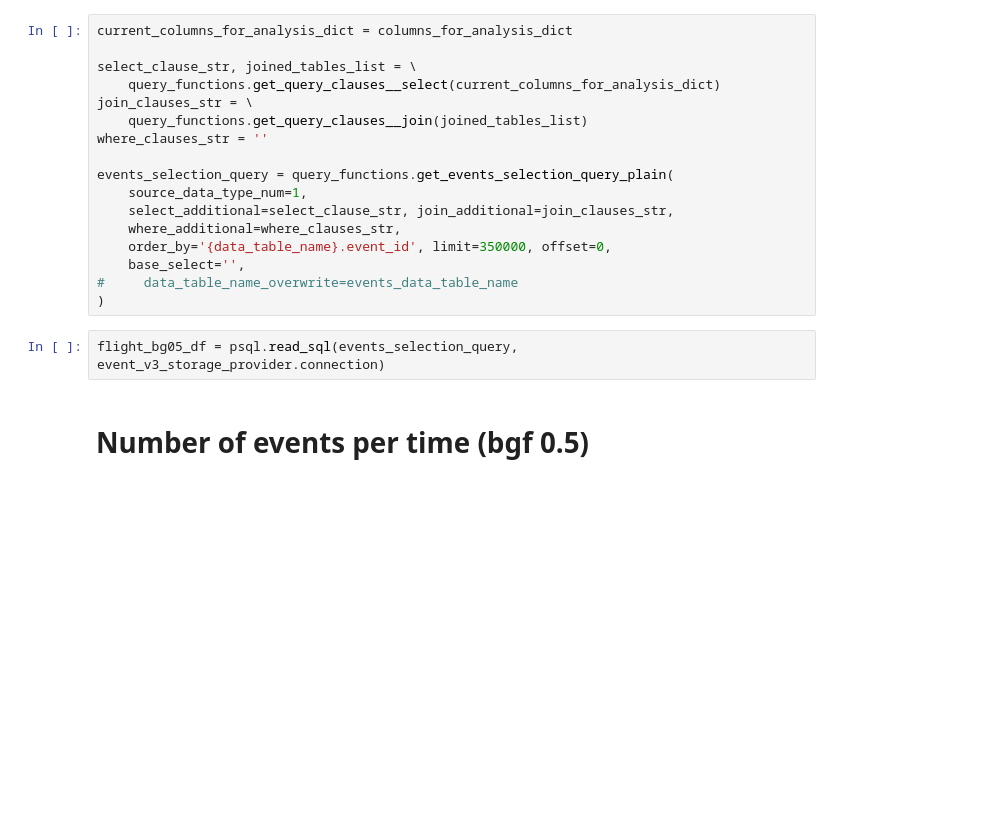
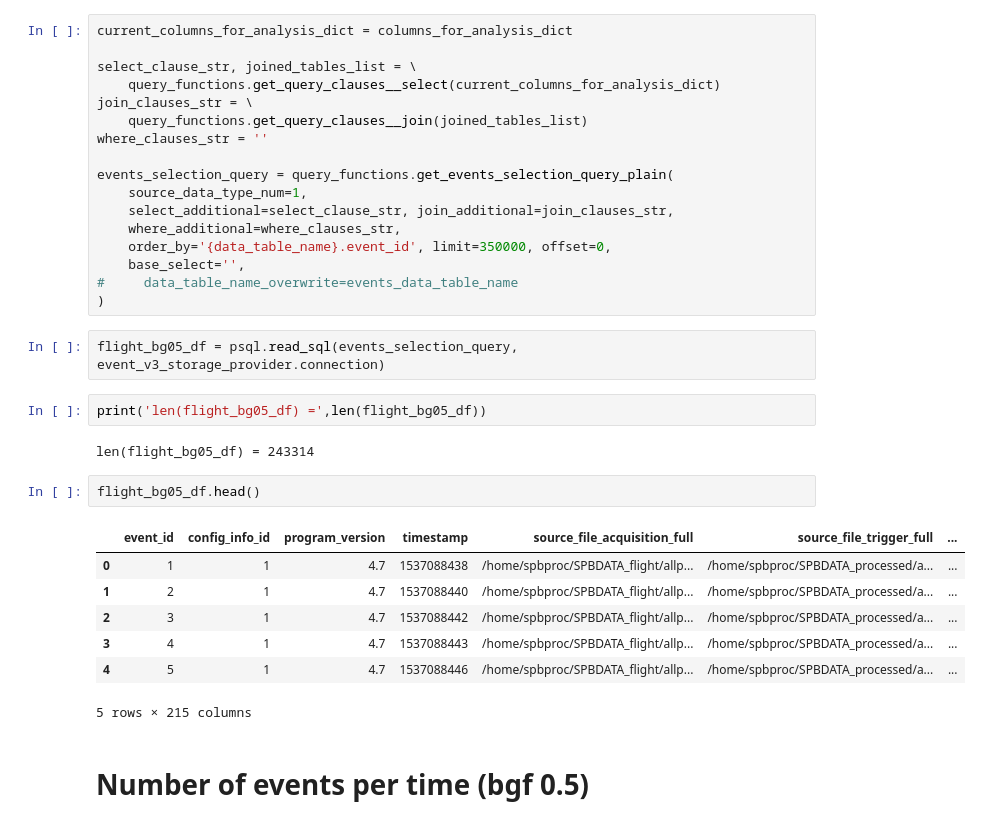
Before and after one commit to vrabelmichal/euso-patt-reco-notebooks, a Jupyter notebook: notebooks/ver4_stats_like_abraham_diaz.ipynb, the cells around one changed output. Cells and saved outputs as stored; diff of their text form; blank space fills up the shorter version.

```diff
--- a/notebooks/ver4_stats_like_abraham_diaz.ipynb
+++ b/notebooks/ver4_stats_like_abraham_diaz.ipynb
@@ -115,6 +133,20 @@ events_selection_query = query_functions.get_events_selection_query_plain(
 )
 # %%
 flight_bg05_df = psql.read_sql(events_selection_query, event_v3_storage_provider.connection)
+# %%
+print('len(flight_bg05_df) =',len(flight_bg05_df))
+# %% [output]
+len(flight_bg05_df) = 243314
+# %%
+flight_bg05_df.head()
+# %% [output]
+|  | event_id | config_info_id | program_version | timestamp | source_file_acquisition_full | source_file_trigger_full | ... |
+| 0 | 1 | 1 | 4.7 | 1537088438 | /home/spbproc/SPBDATA_flight/allp... | /home/spbproc/SPBDATA_processed/a... | ... |
+| 1 | 2 | 1 | 4.7 | 1537088440 | /home/spbproc/SPBDATA_flight/allp... | /home/spbproc/SPBDATA_processed/a... | ... |
+| 2 | 3 | 1 | 4.7 | 1537088442 | /home/spbproc/SPBDATA_flight/allp... | /home/spbproc/SPBDATA_processed/a... | ... |
+| 3 | 4 | 1 | 4.7 | 1537088443 | /home/spbproc/SPBDATA_flight/allp... | /home/spbproc/SPBDATA_processed/a... | ... |
+| 4 | 5 | 1 | 4.7 | 1537088446 | /home/spbproc/SPBDATA_flight/allp... | /home/spbproc/SPBDATA_processed/a... | ... |
+5 rows × 215 columns
 # %% [markdown]
 # Number of events per time (bgf 0.5)
 # %%
```
Also changed, not shown: parts of 9 cells of this notebook.
